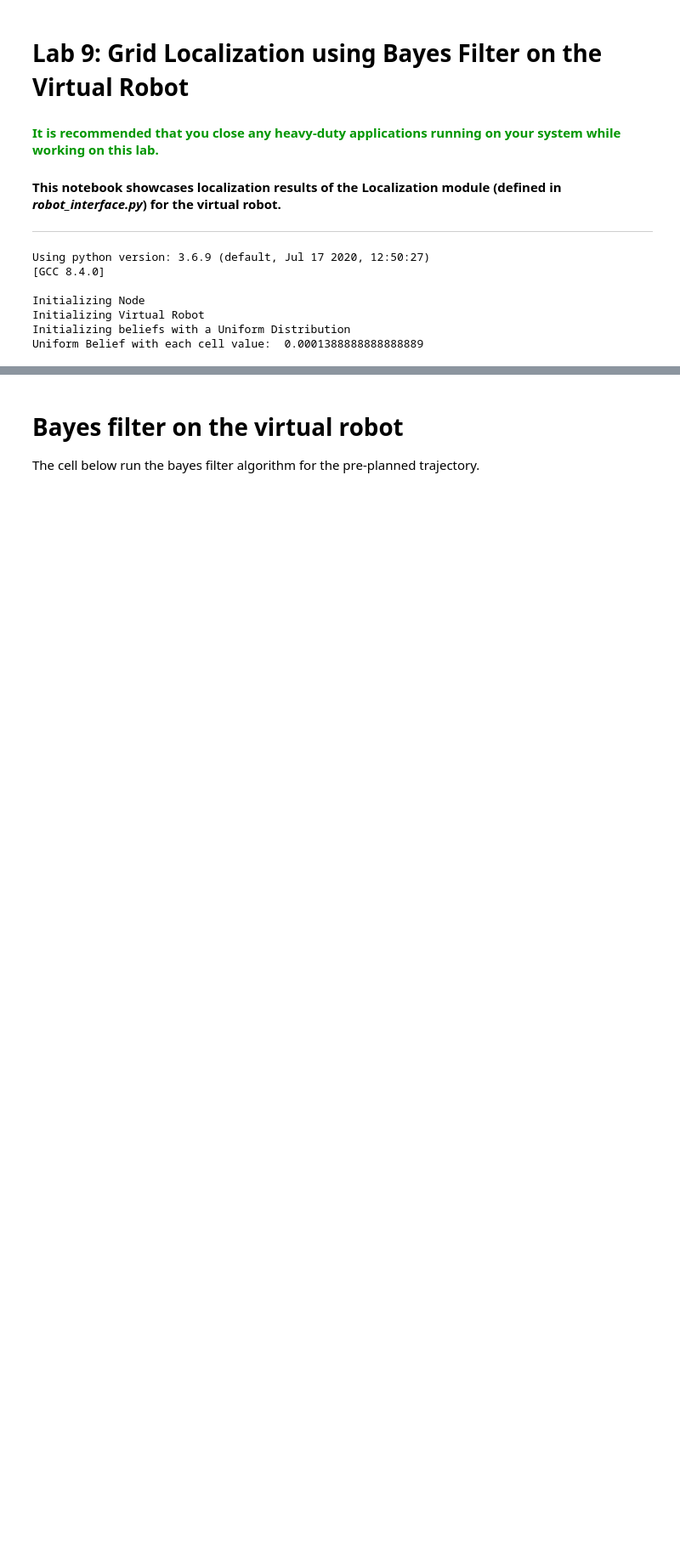
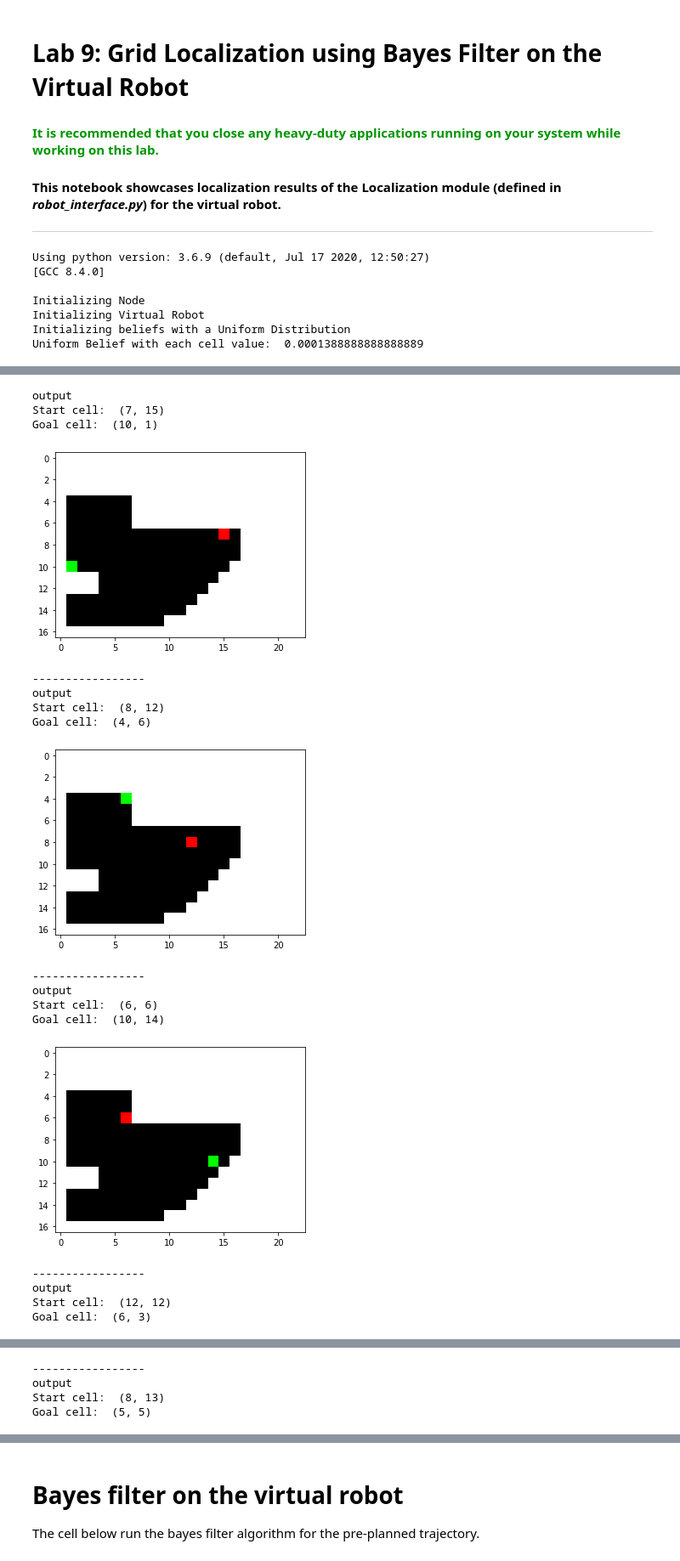
Before and after one commit to caitlinstanton/ece4960, a Jupyter notebook: lab10/lab10_jupyter/scripts/lab9_sim.ipynb, the cells around one changed output, grey strips where cells are left out. Shown: that part at 85% size. Drawn from its saved outputs; the diff is of its cells as text; code cells hidden in the pictures; blank space fills up the shorter version.

```diff
--- a/lab10/lab10_jupyter/scripts/lab9_sim.ipynb
+++ b/lab10/lab10_jupyter/scripts/lab9_sim.ipynb
@@ -90,0 +100,49 @@ Uniform Belief with each cell value:  0.0001388888888888889
+# %%
+from planner_query import *
+
+grid =  [ 1,1,1,1,1,1,1,1,1,1,1,1,1,1,1,1,1,1,1,1,1,1,1,
+          1,1,1,1,1,1,1,1,1,1,1,1,1,1,1,1,1,1,1,1,1,1,1,
+          1,1,1,1,1,1,1,1,1,1,1,1,1,1,1,1,1,1,1,1,1,1,1,
+          1,1,1,1,1,1,1,1,1,1,1,1,1,1,1,1,1,1,1,1,1,1,1,
+          1,0,0,0,0,0,0,1,1,1,1,1,1,1,1,1,1,1,1,1,1,1,1,
+          1,0,0,0,0,0,0,1,1,1,1,1,1,1,1,1,1,1,1,1,1,1,1,
+          1,0,0,0,0,0,0,1,1,1,1,1,1,1,1,1,1,1,1,1,1,1,1,
+          1,0,0,0,0,0,0,0,0,0,0,0,0,0,0,0,0,1,1,1,1,1,1,
+          1,0,0,0,0,0,0,0,0,0,0,0,0,0,0,0,0,1,1,1,1,1,1,
+          1,0,0,0,0,0,0,0,0,0,0,0,0,0,0,0,0,1,1,1,1,1,1,
+          1,0,0,0,0,0,0,0,0,0,0,0,0,0,0,0,1,1,1,1,1,1,1,
+          1,1,1,1,0,0,0,0,0,0,0,0,0,0,0,1,1,1,1,1,1,1,1,
+          1,1,1,1,0,0,0,0,0,0,0,0,0,0,1,1,1,1,1,1,1,1,1,
+          1,0,0,0,0,0,0,0,0,0,0,0,0,1,1,1,1,1,1,1,1,1,1,
+          1,0,0,0,0,0,0,0,0,0,0,0,1,1,1,1,1,1,1,1,1,1,1,
+          1,0,0,0,0,0,0,0,0,0,1,1,1,1,1,1,1,1,1,1,1,1,1,
+          1,1,1,1,1,1,1,1,1,1,1,1,1,1,1,1,1,1,1,1,1,1,1]
+grid = np.array(grid, dtype=np.uint8)
+grid.resize(17,23)
+
+# Instantiate the class PlannerQuery
+pq = PlannerQuery(grid)
+
+for i in range(0,10):
+    # Generate a start and goal pair
+    x = pq.generate(plot=True)
+    print("-----------------")
+# %% [output]
+output
+Start cell:  (7, 15)
+Goal cell:  (10, 1)
+[figure, added]
+-----------------
+output
+Start cell:  (8, 12)
+Goal cell:  (4, 6)
+[figure, added]
+-----------------
+output
+Start cell:  (6, 6)
+Goal cell:  (10, 14)
+[figure, added]
+-----------------
+output
+Start cell:  (12, 12)
+Goal cell:  (6, 3)
@@ -90,0 +150,4 @@ Uniform Belief with each cell value:  0.0001388888888888889
+-----------------
+output
+Start cell:  (8, 13)
+Goal cell:  (5, 5)
```
Also changed, not shown: parts of 3 cells of this notebook, 4 other files.
